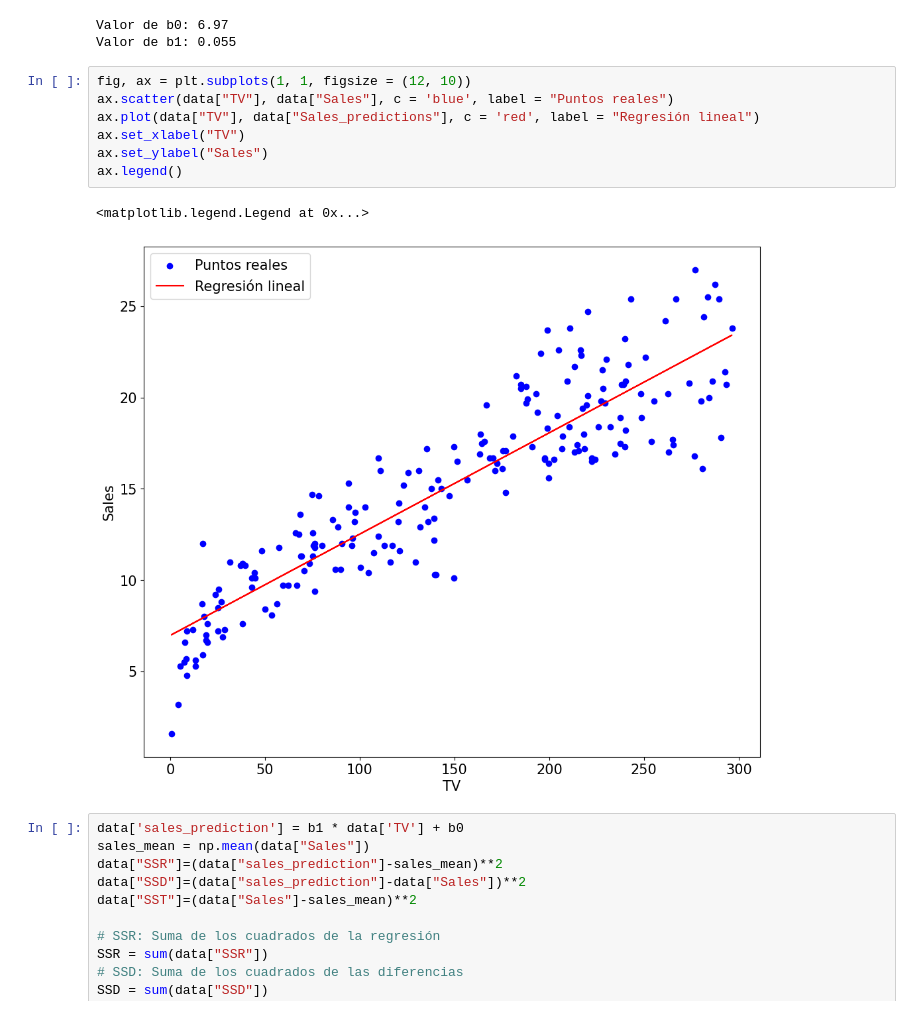
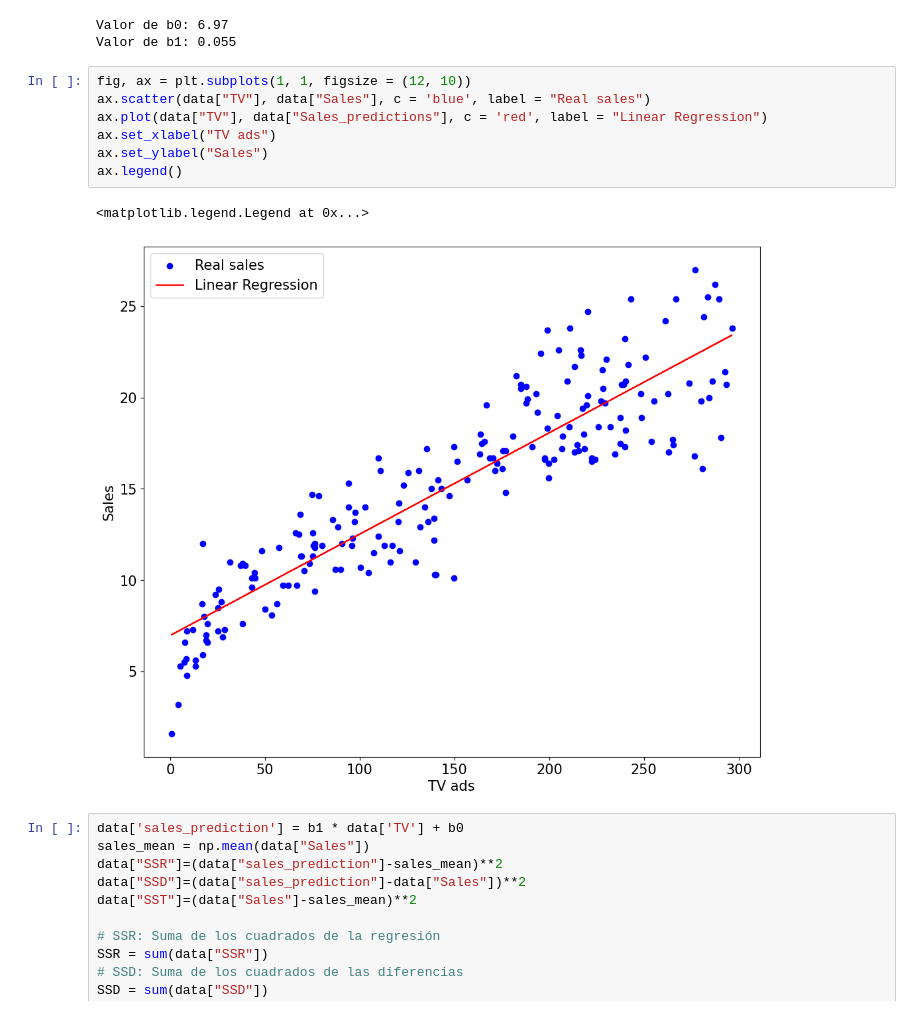
Before and after one commit to gabalvarezmc/AnalisisDatos_T2, a Jupyter notebook: 02-CalculoRegresion.ipynb, the cells around one changed output. Cells and saved outputs as stored; diff of their text form.

```diff
--- a/02-CalculoRegresion.ipynb
+++ b/02-CalculoRegresion.ipynb
@@ -90,14 +90,14 @@ Valor de b0: 6.97
 Valor de b1: 0.055
 # %%
 fig, ax = plt.subplots(1, 1, figsize = (12, 10))
-ax.scatter(data["TV"], data["Sales"], c = 'blue', label = "Puntos reales")
-ax.plot(data["TV"], data["Sales_predictions"], c = 'red', label = "Regresión lineal")
-ax.set_xlabel("TV")
+ax.scatter(data["TV"], data["Sales"], c = 'blue', label = "Real sales")
+ax.plot(data["TV"], data["Sales_predictions"], c = 'red', label = "Linear Regression")
+ax.set_xlabel("TV ads")
 ax.set_ylabel("Sales")
 ax.legend()
 # %% [output]
 <matplotlib.legend.Legend at 0x...>
-[figure, old version]
+[figure, new version]
 # %%
 data['sales_prediction'] = b1 * data['TV'] + b0
 sales_mean = np.mean(data["Sales"])
```
